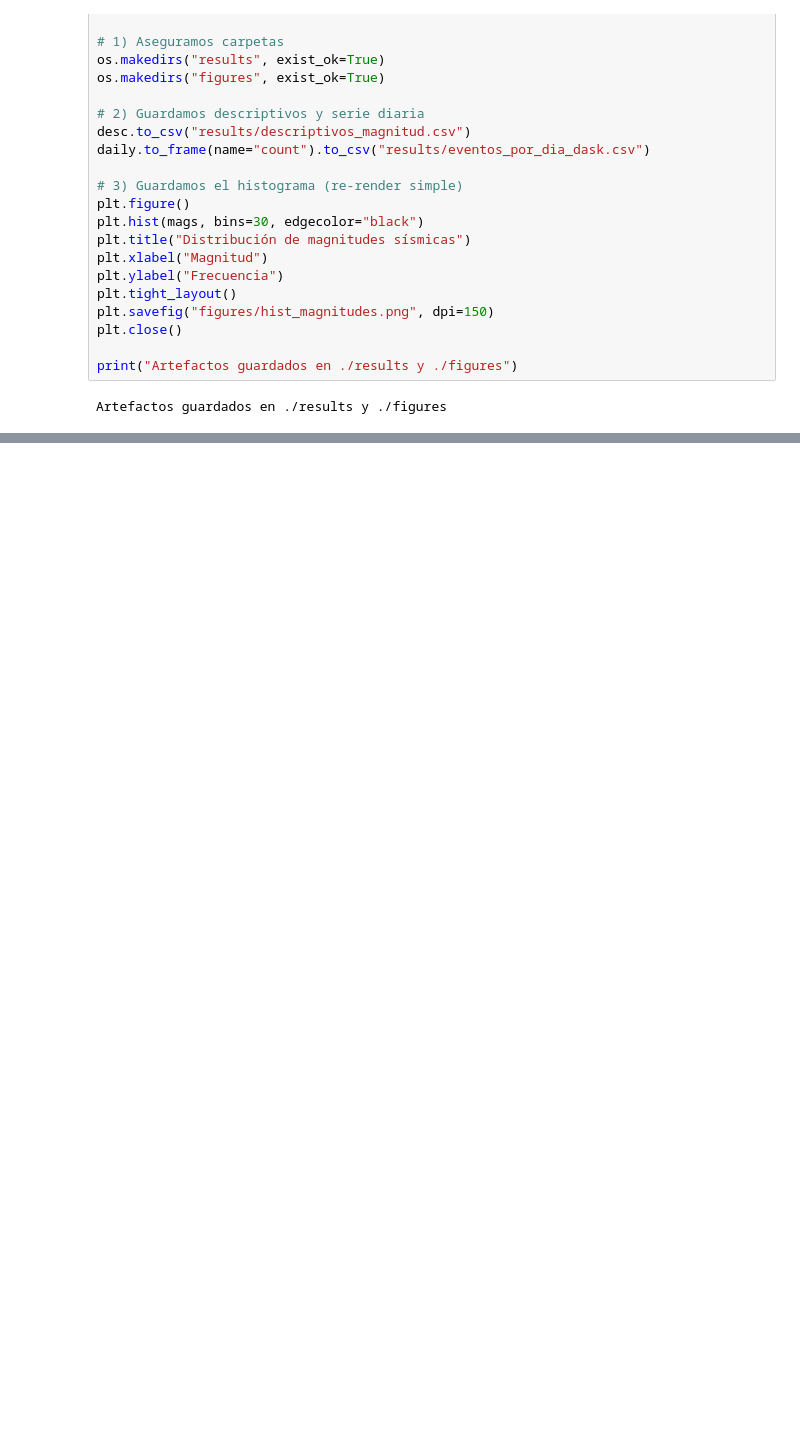
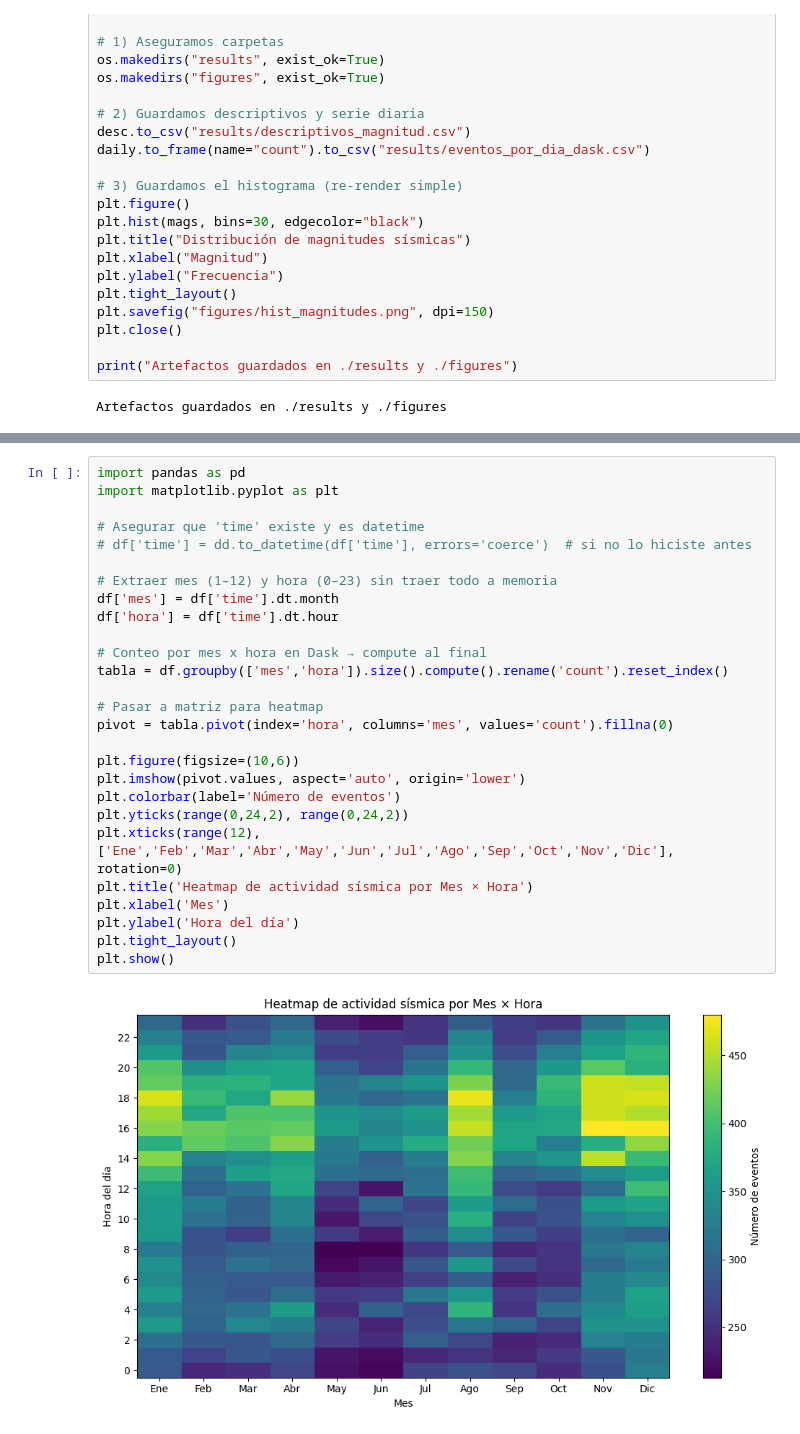
Before and after one commit to ignaciocastillo/EarthQuakes-DASK, a Jupyter notebook: AnalisisDask_equipo_final.ipynb, the cells around one changed output, grey strips where cells are left out. Saved outputs shown, nothing was run; the diff lists cells and outputs as text; blank space fills up the shorter version.

```diff
--- a/AnalisisDask_equipo_final.ipynb
+++ b/AnalisisDask_equipo_final.ipynb
@@ -358,0 +423,29 @@ Artefactos guardados en ./results y ./figures
+# %%
+import pandas as pd
+import matplotlib.pyplot as plt
+
+# Asegurar que 'time' existe y es datetime
+# df['time'] = dd.to_datetime(df['time'], errors='coerce')  # si no lo hiciste antes
+
+# Extraer mes (1–12) y hora (0–23) sin traer todo a memoria
+df['mes'] = df['time'].dt.month
+df['hora'] = df['time'].dt.hour
+
+# Conteo por mes x hora en Dask → compute al final
+tabla = df.groupby(['mes','hora']).size().compute().rename('count').reset_index()
+
+# Pasar a matriz para heatmap
+pivot = tabla.pivot(index='hora', columns='mes', values='count').fillna(0)
+
+plt.figure(figsize=(10,6))
+plt.imshow(pivot.values, aspect='auto', origin='lower')
+plt.colorbar(label='Número de eventos')
+plt.yticks(range(0,24,2), range(0,24,2))
+plt.xticks(range(12), ['Ene','Feb','Mar','Abr','May','Jun','Jul','Ago','Sep','Oct','Nov','Dic'], rotation=0)
+plt.title('Heatmap de actividad sísmica por Mes × Hora')
+plt.xlabel('Mes')
+plt.ylabel('Hora del día')
+plt.tight_layout()
+plt.show()
+# %% [output]
+[figure, added]
```
Also changed, not shown: parts of 5 cells of this notebook.
